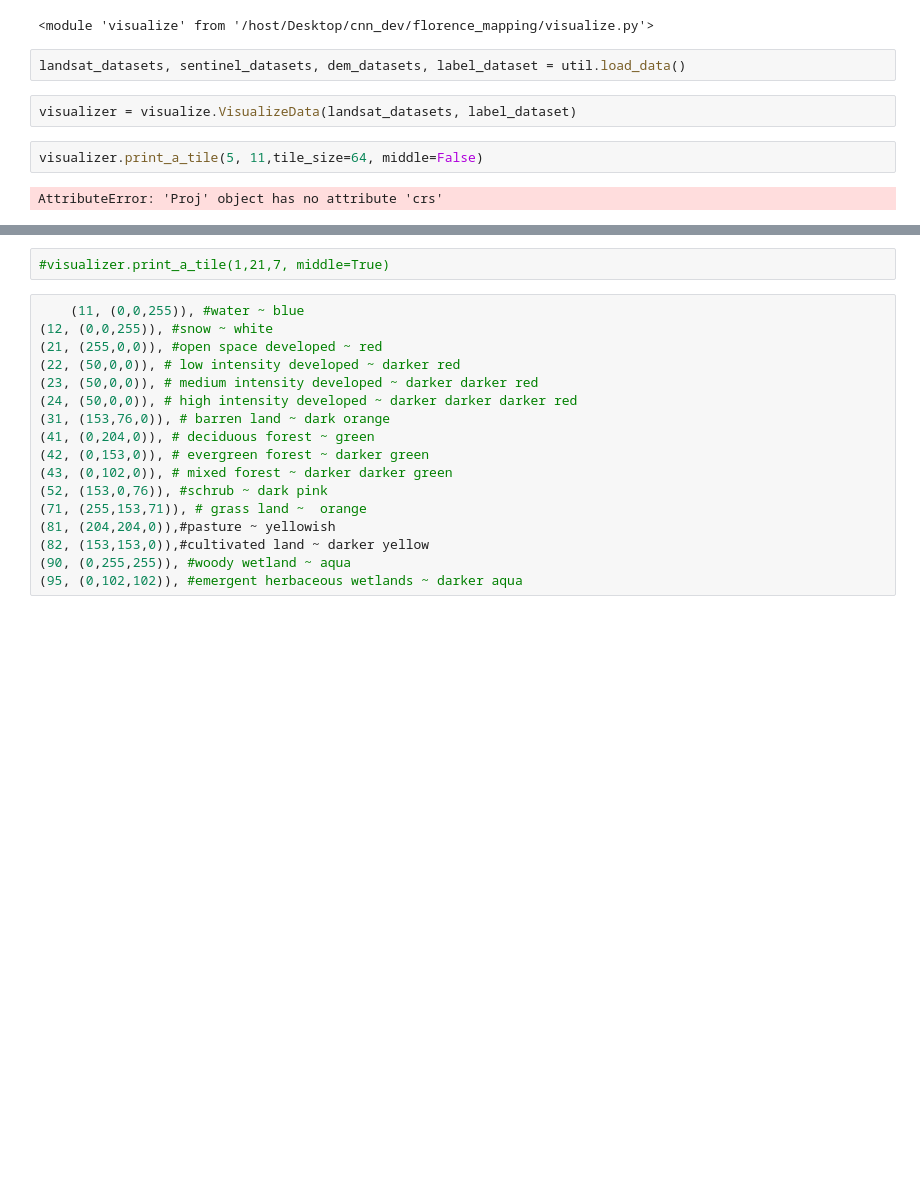
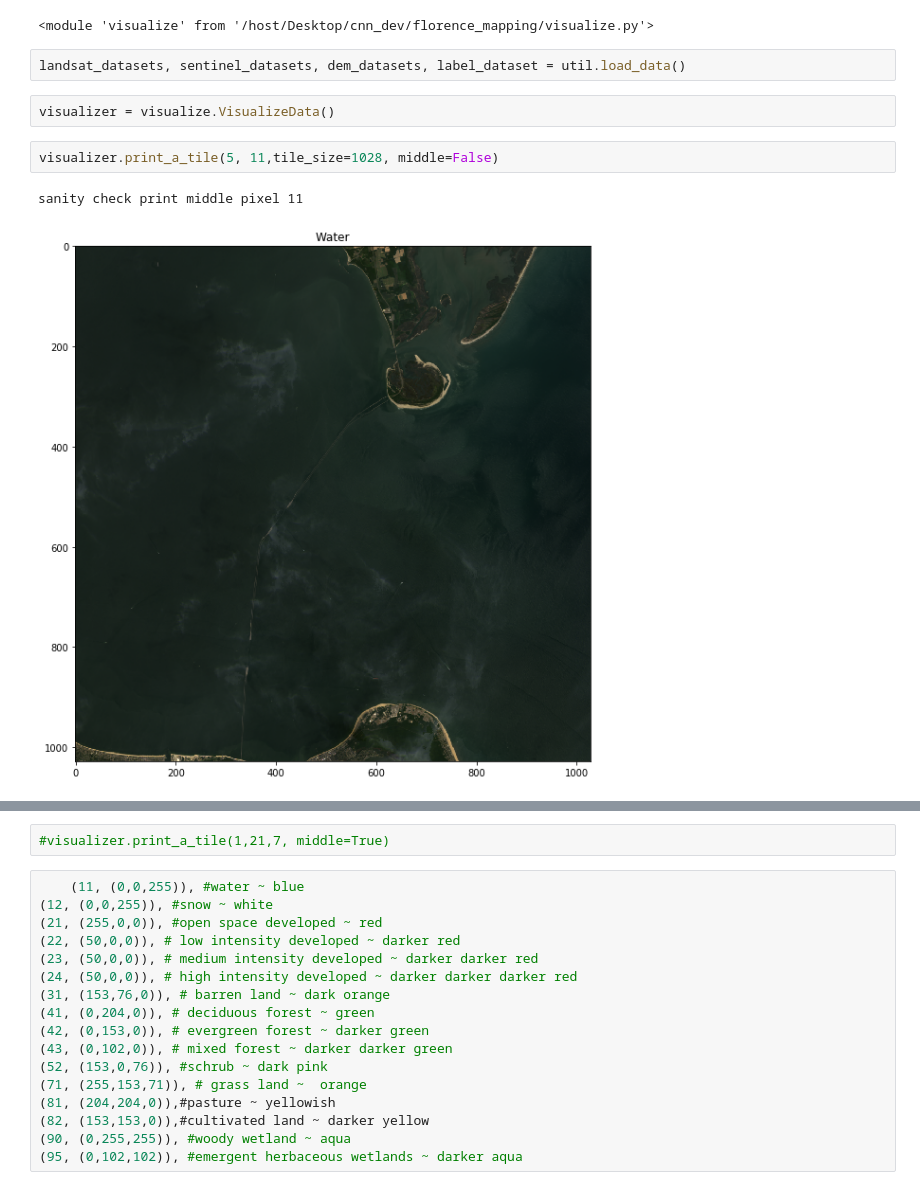
Before and after one commit to patrickcgray/landcover_rcnn, a Jupyter notebook: data analysis.ipynb, the cells around one changed output, grey strips where cells are left out. Saved outputs shown, nothing was run; the diff lists cells and outputs as text; blank space fills up the shorter version.

```diff
--- a/data analysis.ipynb
+++ b/data analysis.ipynb
@@ -34,8 +34,9 @@ importlib.reload(visualize)
 # %%
 landsat_datasets, sentinel_datasets, dem_datasets, label_dataset = util.load_data()
 # %%
-visualizer = visualize.VisualizeData(landsat_datasets, label_dataset)
+visualizer = visualize.VisualizeData()
 # %%
-visualizer.print_a_tile(5, 11,tile_size=64, middle=False)
+visualizer.print_a_tile(5, 11,tile_size=1028, middle=False)
 # %% [output]
-AttributeError: 'Proj' object has no attribute 'crs'
+sanity check print middle pixel 11
+[figure, added]
```
Also changed, not shown: parts of 6 cells of this notebook, 6 other files.
